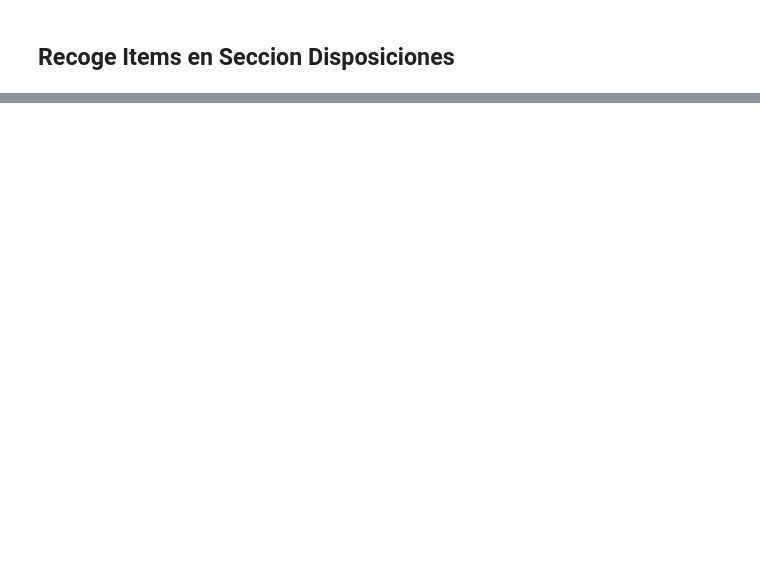
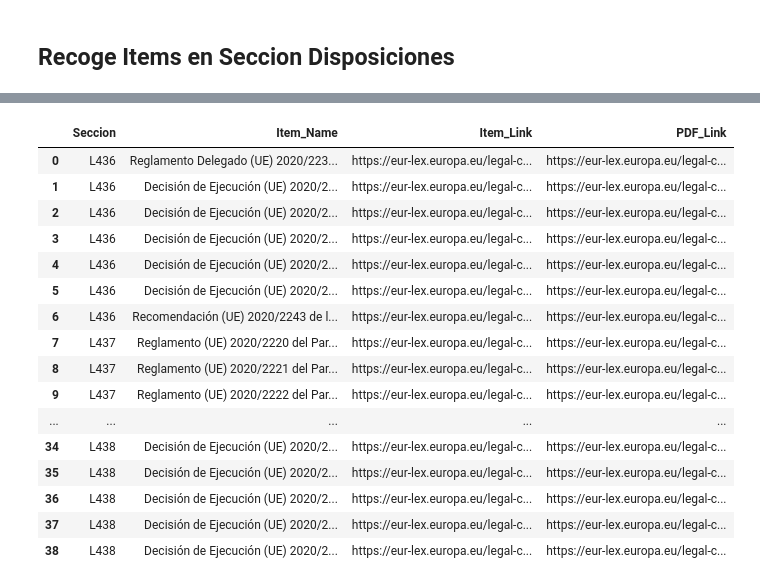
Before and after one commit to aariassanta/twitter-nlp, a Jupyter notebook: XML_extract_text.ipynb, the cells around one changed output, grey strips where cells are left out. Saved outputs shown, nothing was run; the diff lists cells and outputs as text; code cells hidden in the pictures; blank space fills up the shorter version.

```diff
--- a/XML_extract_text.ipynb
+++ b/XML_extract_text.ipynb
@@ -736,0 +819,20 @@ pdf_link
+# %%
+df_sumarios = pd.DataFrame()
+
+for URL in df_secciones_sumarios['Seccion_link']:
+
+    ### Recoge Items en Seccion Legislación
+
+    #print(URL)
+    response = requests.get(URL)
+    sumario_HTML = html.fromstring(response.text)
+
+    documentos = sumario_HTML.xpath('//*[@class="oj-ti-doc-dur"]/a[1]/text()[1]')
+    documentos_URL = sumario_HTML.xpath('//*[@class="oj-ti-doc-dur"]/a[1]/@href')
+
+    for row in range(len(documentos)):
+        df_sumarios = df_sumarios.append({'Seccion': 'L' + documentos_URL[row][-7:-4],
+                                        'Item_Name': documentos[row],
+                                        'Item_Link': 'https://eur-lex.europa.eu' + documentos_URL[row][10:],
+                                        'PDF_Link': ''},
+                                        ignore_index=True)
@@ -736,0 +859,15 @@ pdf_link
+# %%
+row = 0
+for link in df_sumarios['Item_Link']:
+
+    ### Recoge PDF link en Items Legislación
+
+    #print(URL)
+    response = requests.get(link)
+    sumario_HTML = html.fromstring(response.text)
+
+    PDF_Link = sumario_HTML.xpath('//*[@id="format_language_table_PDF_ES"]/@href')
+    df_sumarios['PDF_Link'].iloc[row] = 'https://eur-lex.europa.eu' + PDF_Link[0][10:]
+
+    row += 1
+    print(PDF_link)
@@ -736,0 +892,21 @@ pdf_link
+# %%
+df_sumarios = df_sumarios[['Seccion', 'Item_Name', 'Item_Link', 'PDF_Link']]
+df_sumarios
+# %% [output]
+|  | Seccion | Item_Name | Item_Link | PDF_Link |
+| 0 | L436 | Reglamento Delegado (UE) 2020/223... | https://eur-lex.europa.eu/legal-c... | https://eur-lex.europa.eu/legal-c... |
+| 1 | L436 | Decisión de Ejecución (UE) 2020/2... | https://eur-lex.europa.eu/legal-c... | https://eur-lex.europa.eu/legal-c... |
+| 2 | L436 | Decisión de Ejecución (UE) 2020/2... | https://eur-lex.europa.eu/legal-c... | https://eur-lex.europa.eu/legal-c... |
+| 3 | L436 | Decisión de Ejecución (UE) 2020/2... | https://eur-lex.europa.eu/legal-c... | https://eur-lex.europa.eu/legal-c... |
+| 4 | L436 | Decisión de Ejecución (UE) 2020/2... | https://eur-lex.europa.eu/legal-c... | https://eur-lex.europa.eu/legal-c... |
+| 5 | L436 | Decisión de Ejecución (UE) 2020/2... | https://eur-lex.europa.eu/legal-c... | https://eur-lex.europa.eu/legal-c... |
+| 6 | L436 | Recomendación (UE) 2020/2243 de l... | https://eur-lex.europa.eu/legal-c... | https://eur-lex.europa.eu/legal-c... |
+| 7 | L437 | Reglamento (UE) 2020/2220 del Par... | https://eur-lex.europa.eu/legal-c... | https://eur-lex.europa.eu/legal-c... |
+| 8 | L437 | Reglamento (UE) 2020/2221 del Par... | https://eur-lex.europa.eu/legal-c... | https://eur-lex.europa.eu/legal-c... |
+| 9 | L437 | Reglamento (UE) 2020/2222 del Par... | https://eur-lex.europa.eu/legal-c... | https://eur-lex.europa.eu/legal-c... |
+| ... | ... | ... | ... | ... |
+| 34 | L438 | Decisión de Ejecución (UE) 2020/2... | https://eur-lex.europa.eu/legal-c... | https://eur-lex.europa.eu/legal-c... |
+| 35 | L438 | Decisión de Ejecución (UE) 2020/2... | https://eur-lex.europa.eu/legal-c... | https://eur-lex.europa.eu/legal-c... |
+| 36 | L438 | Decisión de Ejecución (UE) 2020/2... | https://eur-lex.europa.eu/legal-c... | https://eur-lex.europa.eu/legal-c... |
+| 37 | L438 | Decisión de Ejecución (UE) 2020/2... | https://eur-lex.europa.eu/legal-c... | https://eur-lex.europa.eu/legal-c... |
+| 38 | L438 | Decisión de Ejecución (UE) 2020/2... | https://eur-lex.europa.eu/legal-c... | https://eur-lex.europa.eu/legal-c... |
```
Also changed, not shown: parts of 27 cells of this notebook, 29 other files.
